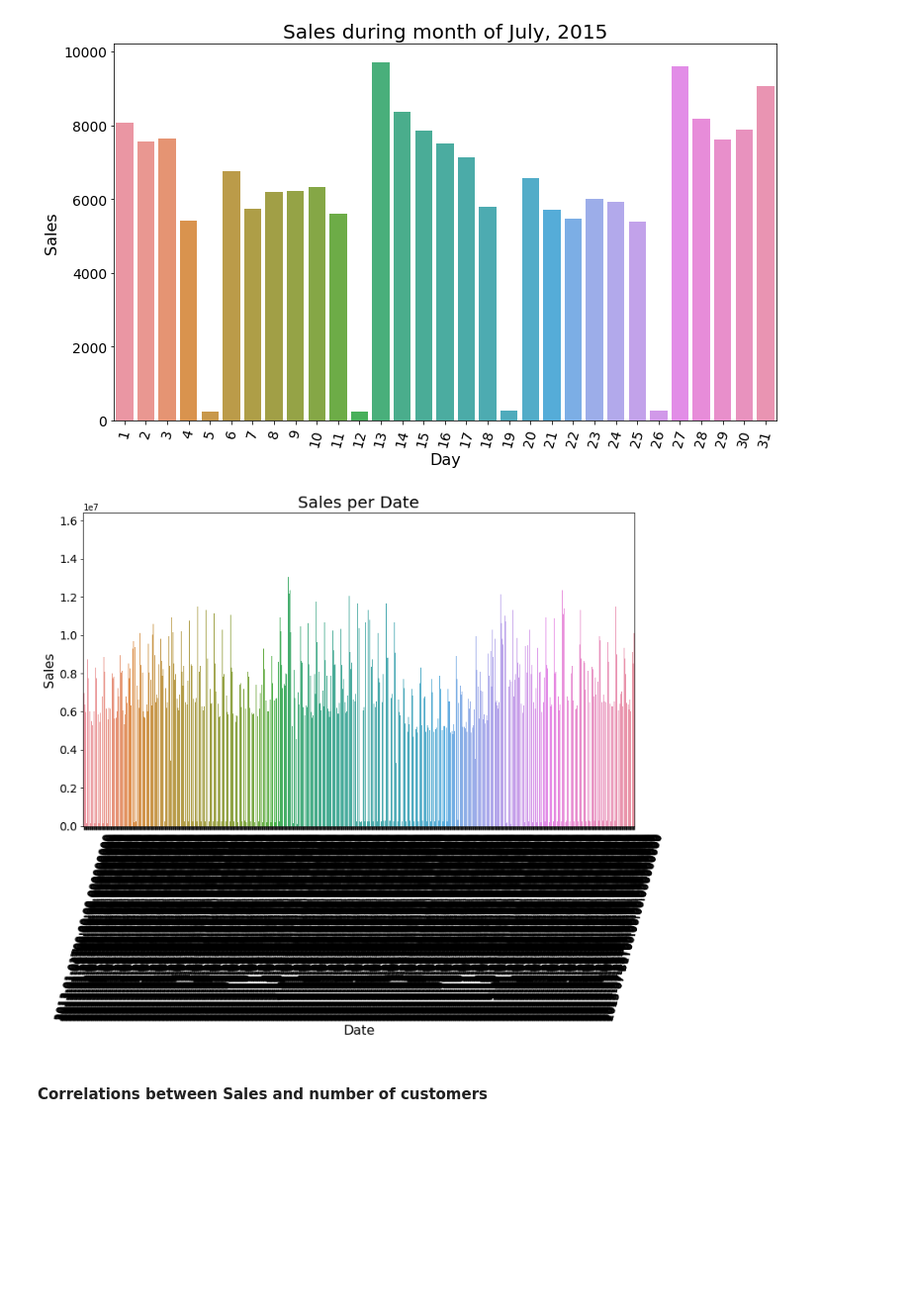
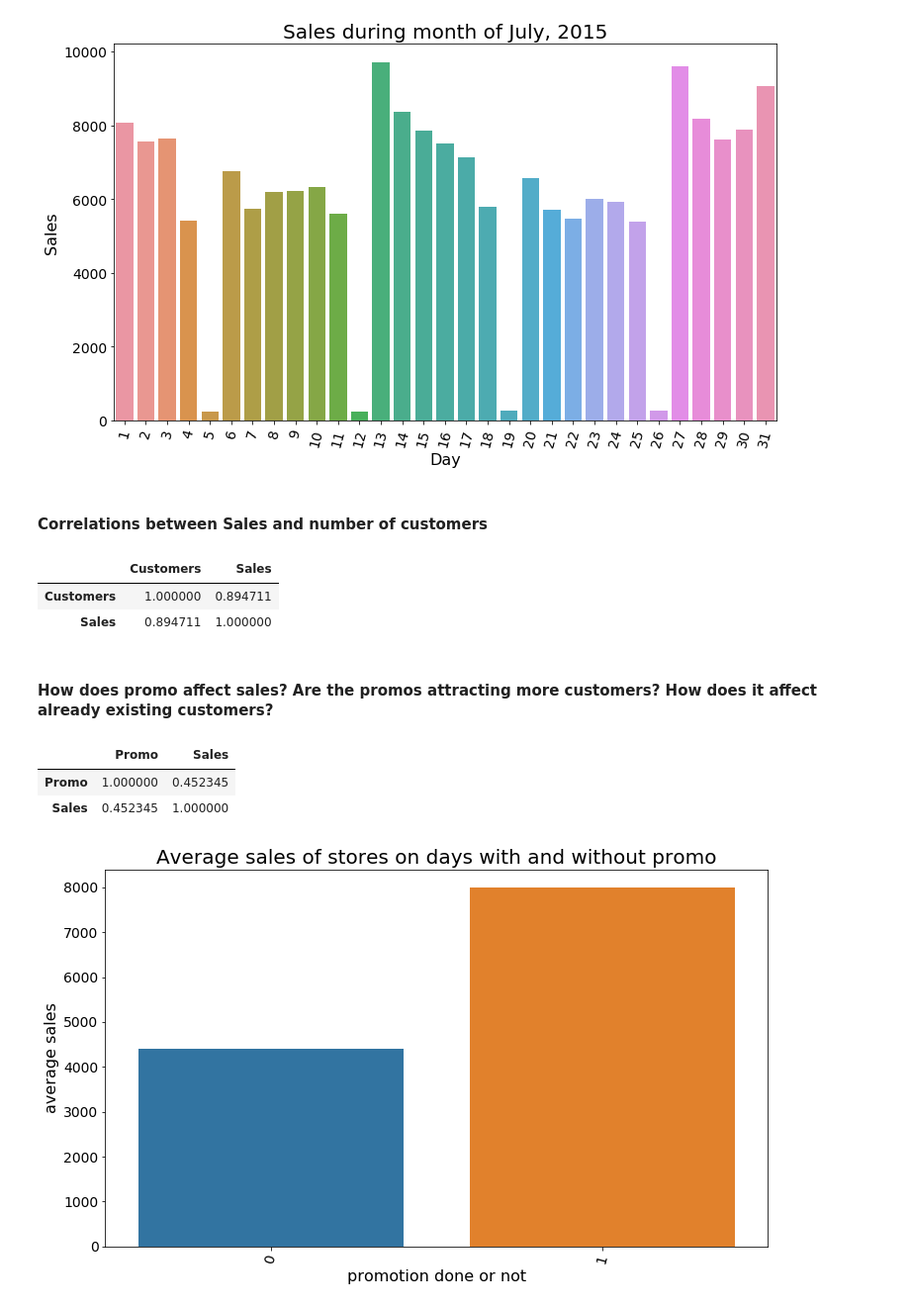
Before and after one commit to mozartofmath/PharmaSalesPrediction, a Jupyter notebook: notebooks/Task1.ipynb, the cells around one changed output. Shown at 99% size. Saved outputs shown, nothing was run; the diff lists cells and outputs as text; code cells hidden in the pictures; blank space fills up the shorter version.

```diff
--- a/notebooks/Task1.ipynb
+++ b/notebooks/Task1.ipynb
@@ -283,9 +299,24 @@ plot_monthly_sales(df_train, 12, 2014, 'Sales during month of December: Christma
 plot_monthly_sales(df_train, 7, 2015, 'Sales during month of July, 2015')
 # %% [output]
 [figure]
-# %%
-plot_bar(df_train_agg, 'Date', 'Sales', 'Sales per Date', 'Date', 'Sales')
-# %% [output]
-[figure, removed]
 # %% [markdown]
 #### Correlations between Sales and number of customers
+# %%
+df_train[['Customers','Sales']].corr()
+# %% [output]
+|  | Customers | Sales |
+| Customers | 1.000000 | 0.894711 |
+| Sales | 0.894711 | 1.000000 |
+# %% [markdown]
+#### How does promo affect sales? Are the promos attracting more customers? How does it affect already existing customers?
+# %%
+#Correlation between promo and sales
+df_train[['Promo','Sales']].corr()
+# %% [output]
+|  | Promo | Sales |
+| Promo | 1.000000 | 0.452345 |
+| Sales | 0.452345 | 1.000000 |
+# %%
+plot_bar(df_train[['Promo','Sales']].groupby('Promo').mean().reset_index(), 'Promo', 'Sales', 'Average sales of stores on days with and without promo', 'promotion done or not', 'average sales')
+# %% [output]
+[figure, added]
```
Also changed, not shown: parts of 20 cells of this notebook.
